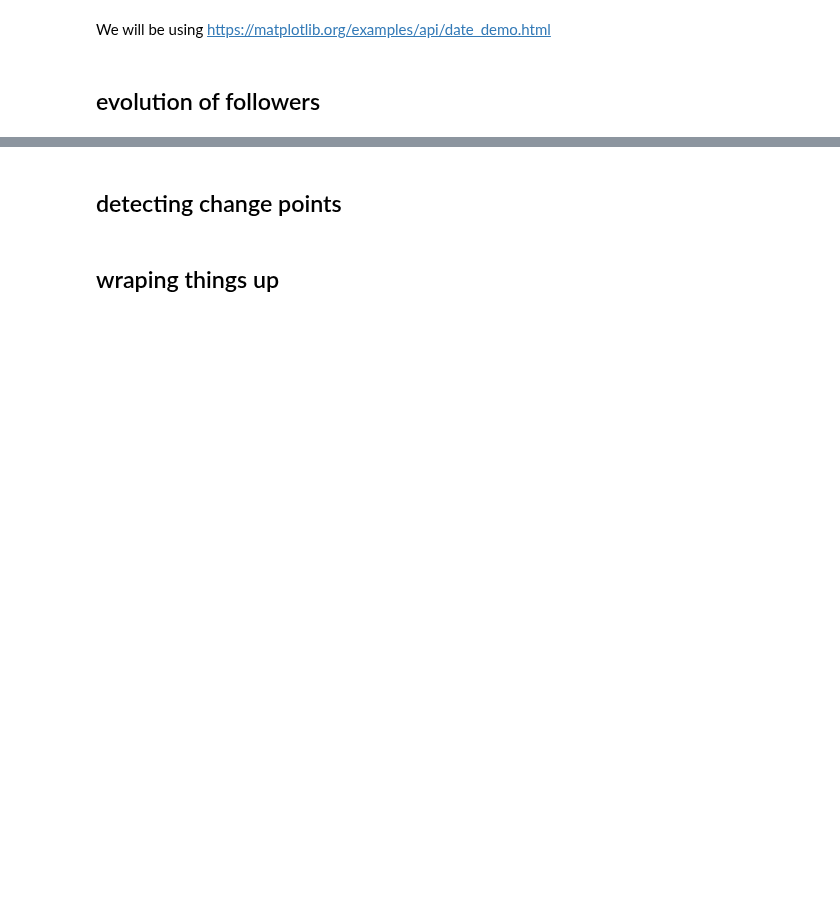
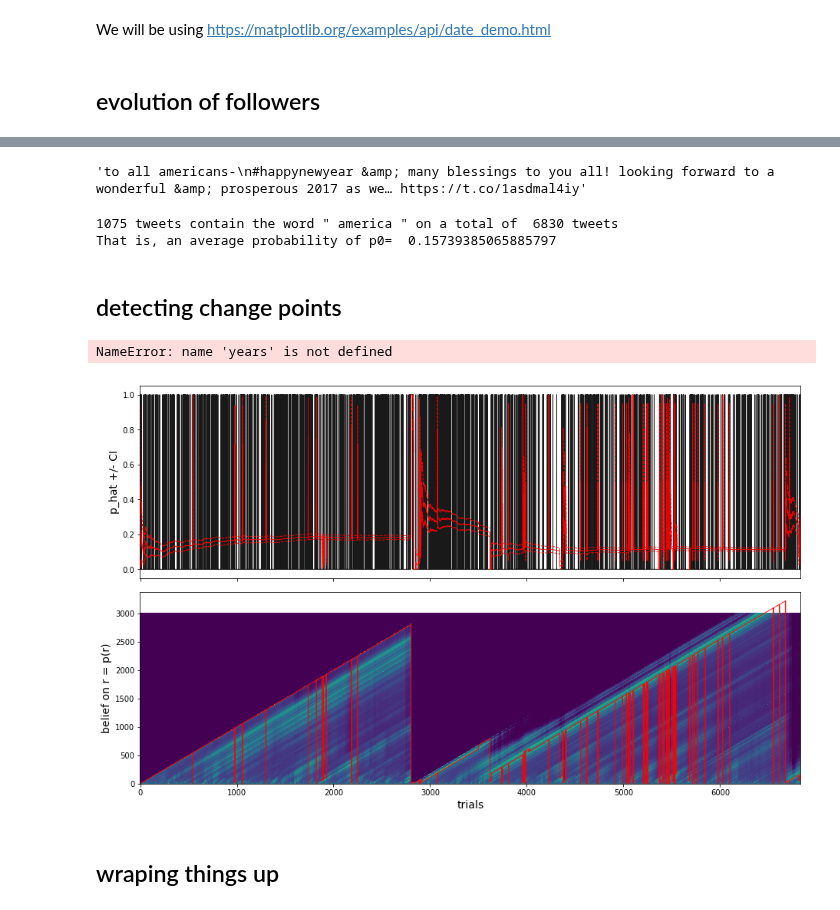
Before and after one commit to laurentperrinet/bayesianchangepoint, a Jupyter notebook: notebooks/test_experimental_data-tweets.ipynb, the cells around one changed output, grey strips where cells are left out. Drawn from its saved outputs; the diff is of its cells as text; code cells hidden in the pictures; blank space fills up the shorter version.

```diff
--- a/notebooks/test_experimental_data-tweets.ipynb
+++ b/notebooks/test_experimental_data-tweets.ipynb
@@ -29,12 +29,12 @@ try:
     with open(datafile, 'r') as f:
         data = json.load(f)
 except:
-    years = [2, 3, 4, 5, 6, 7]
     years = [8] #[2, 3, 4, 5, 6, 7]
     years = [6, 7]
+    years = [2, 3, 4, 5, 6, 7, 8]
     data = []
+    arctype = 'condensed'
     arctype = 'master'
-    arctype = 'condensed'
     for year in years:
         url = urllib.request.urlopen("https://github.com/bpb27/trump_tweet_data_archive/blob/master/{arctype}_201{Y}.json.zip?raw=true".format(arctype=arctype, Y=str(year)))
         print('Downloading ', url, '...')
@@ -132,22 +178,35 @@ for i in range(n_tweets):
         data_texts.append(data[i]['text'].lower())
 
 data_texts[i]
+# %% [output]
+'to all americans-\n#happynewyear &amp; many blessings to you all! looking forward to a wonderful &amp; prosperous 2017 as we… https://t.co/1asdmal4iy'
 # %%
 word = 'america'
 contains_word = np.array([(word in data_text) for data_text in data_texts])
 print(sum(contains_word), 'tweets contain the word "', word, '" on a total of ', n_tweets, 'tweets')
 p0 = sum(contains_word) / n_tweets
 print('That is, an average probability of p0= ', p0)
+# %% [output]
+1075 tweets contain the word " america " on a total of  6830 tweets
+That is, an average probability of p0=  0.15739385065885797
 # %% [markdown]
 ## detecting change points
 # %%
 h = 1/1000
-max_run_length = int(2/h)
+max_run_length = int(3/h)
 p0 = sum(contains_word) / n_tweets
 # %%
 p_bar, r, beliefs = bcp.inference(contains_word[ind_tweets], h=h, p0=p0)
 # %%
 fig, axs = bcp.plot_inference(contains_word[ind_tweets], None, p_bar, r, beliefs, mode='max', max_run_length=max_run_length)
+ax = axs[-1]
+ax.xaxis.set_major_locator(years)
+ax.xaxis.set_major_formatter(yearsFmt)
+ax.xaxis.set_minor_locator(months)
+ax.format_xdata = mdates.DateFormatter('%Y-%m-%d')
+# %% [output]
+NameError: name 'years' is not defined
+[figure, added]
 # %% [markdown]
 ## wraping things up
 # %%
```
Also changed, not shown: parts of 15 cells of this notebook.
